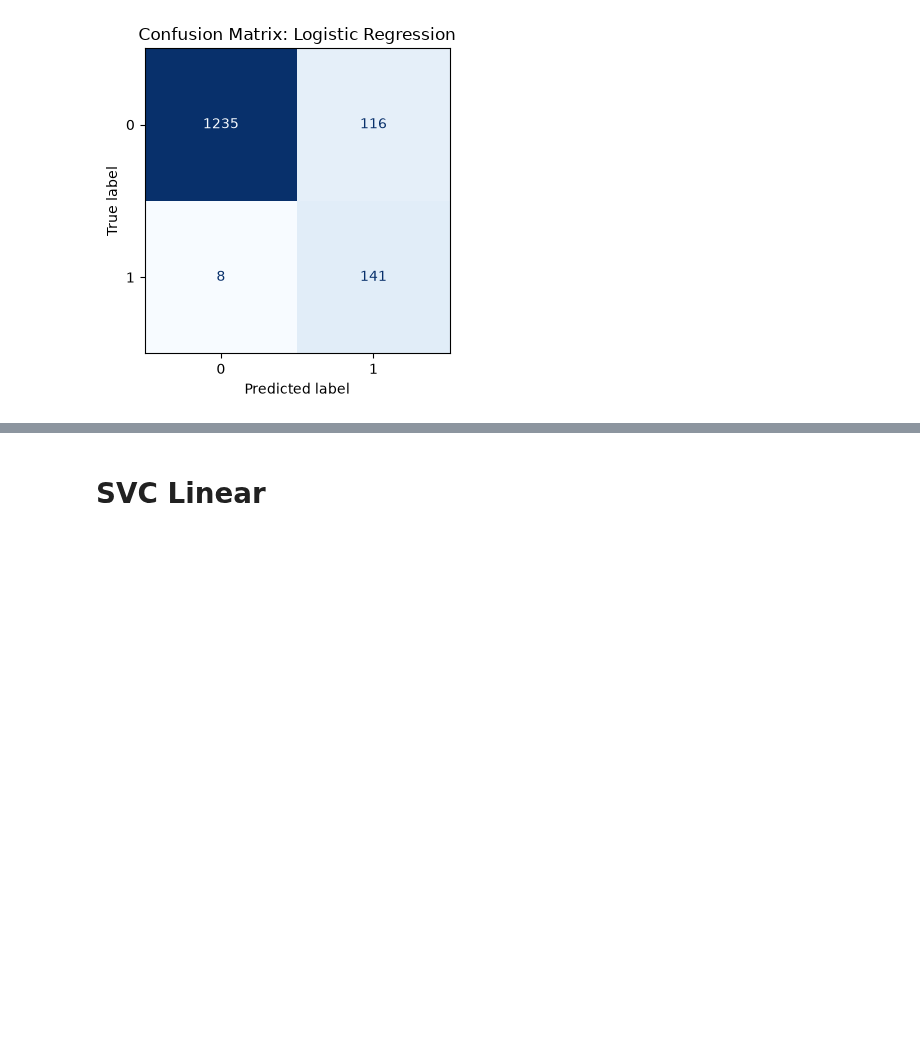
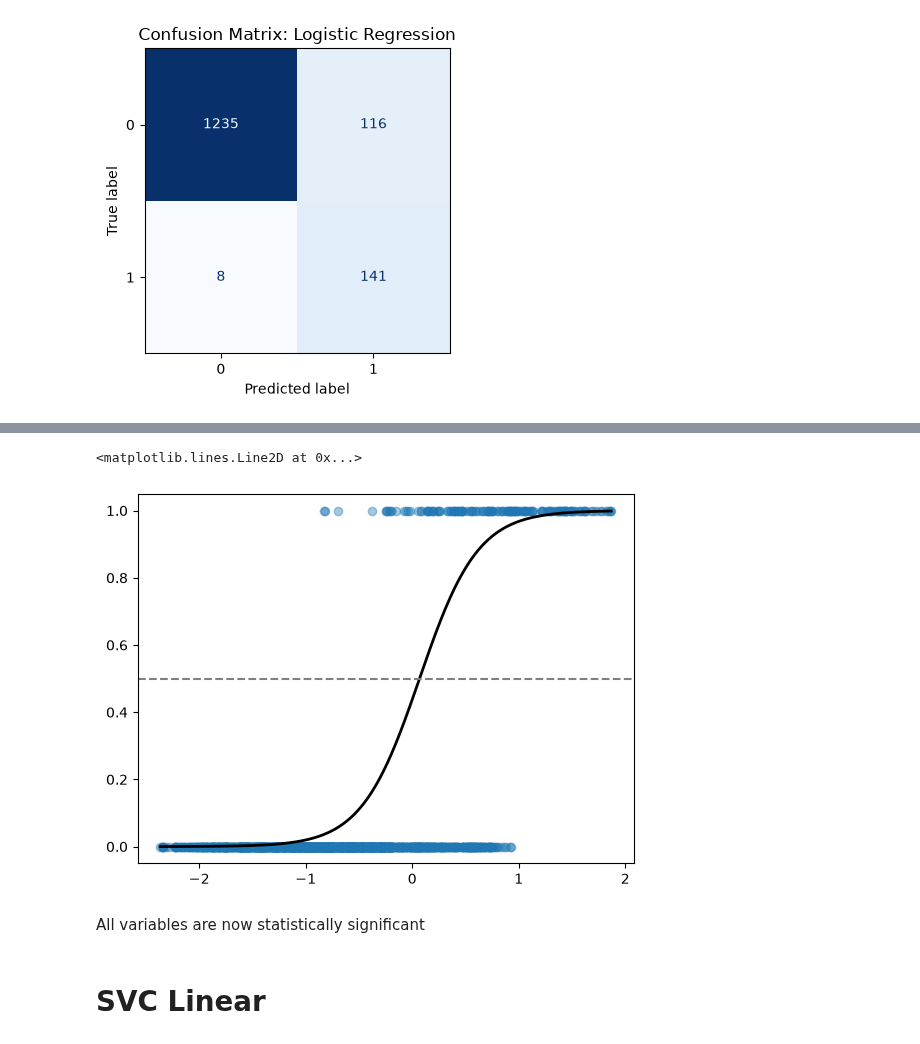
Before and after one commit to jblackman-bit/ads502-final-project, a Jupyter notebook: 3_Model_Classification.ipynb, the cells around one changed output, grey strips where cells are left out. Cells and saved outputs as stored; diff of their text form; code cells hidden in the pictures; blank space fills up the shorter version.

```diff
--- a/3_Model_Classification.ipynb
+++ b/3_Model_Classification.ipynb
@@ -571,3 +669,25 @@ ROC AUC:     0.9842
+# %%
+feature = "log_price_usd_normalized"
+
+X_train_one = X_train_scaled[[feature]]
+X_test_one = X_test_scaled[[feature]]
+
+log_reg = LogisticRegression(random_state=42)
+log_reg.fit(X_train_one, Y_train)
+
+probs = log_reg.predict_proba(X_test_one)[:, 1]
+
+x = X_test_one[feature].to_numpy()
+order = np.argsort(x)
+
+plt.scatter(x, Y_test, alpha=0.4)
+plt.plot(x[order], probs[order], color="black", linewidth=2)
+plt.axhline(0.5, linestyle="--", color="gray")
+# %% [output]
+<matplotlib.lines.Line2D at 0x...>
+[figure, added]
+# %% [markdown]
+All variables are now statistically significant
 # %% [markdown]
 # SVC Linear
 # %%
```
Also changed, not shown: parts of 22 cells of this notebook, 3 other files.
